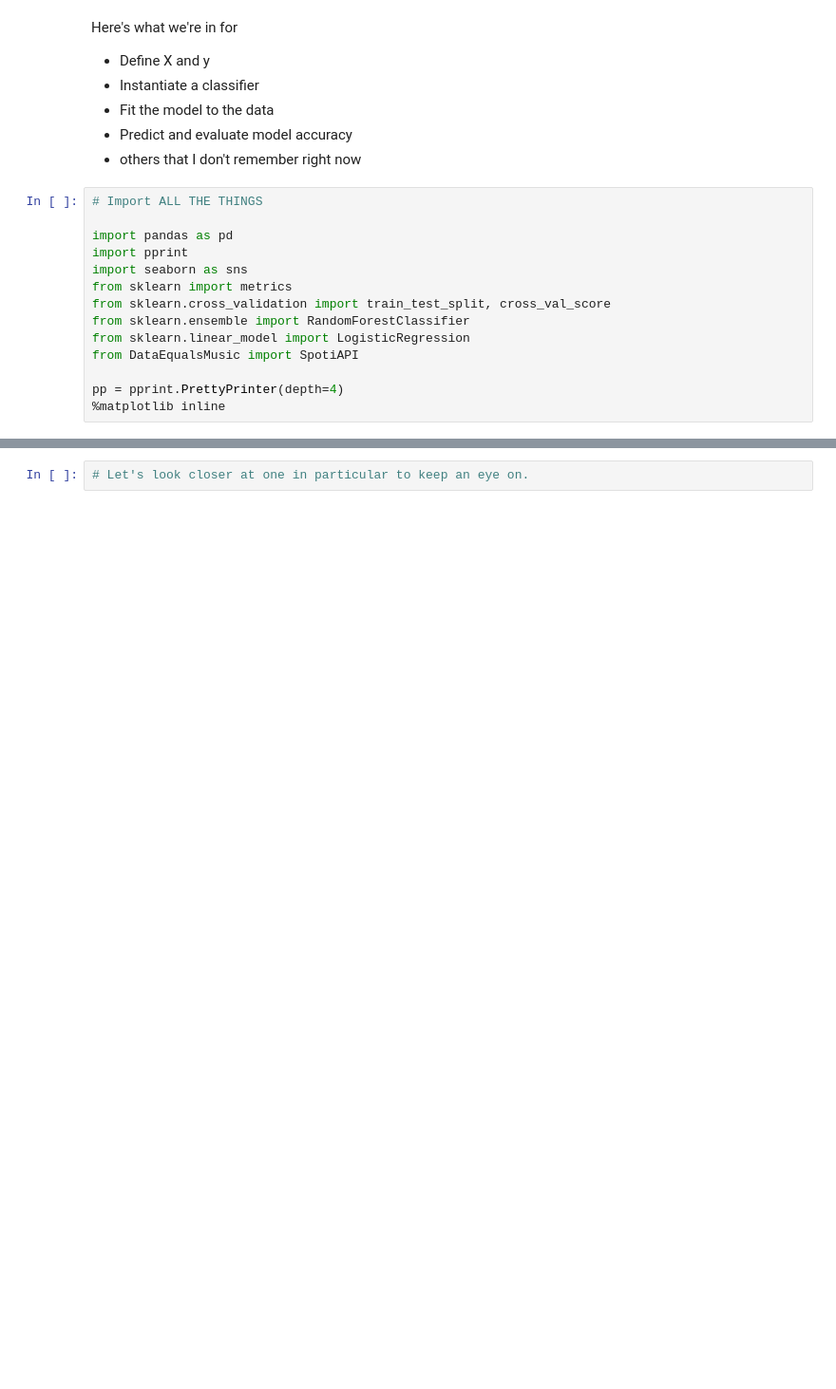
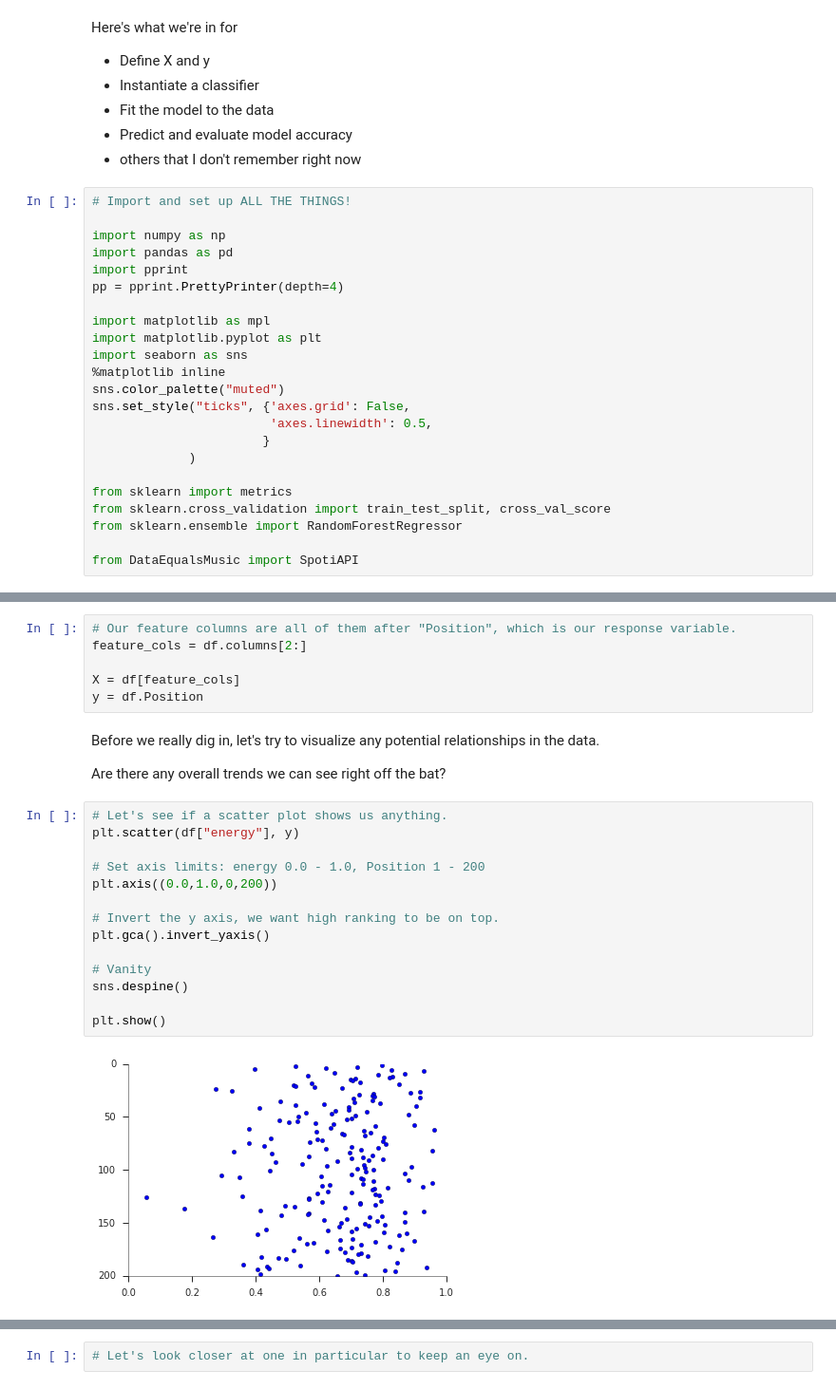
Before and after one commit to jav094/Data-Equals-Music, a Jupyter notebook: data_equals_music_analysis.ipynb, the cells around one changed output, grey strips where cells are left out. Shown at 95% size. Saved outputs shown, nothing was run; the diff lists cells and outputs as text; blank space fills up the shorter version.

Commit message:
Added energy level analysis.

```diff
--- a/data_equals_music_analysis.ipynb
+++ b/data_equals_music_analysis.ipynb
@@ -13,16 +13,25 @@ Here's what we're in for
 * Predict and evaluate model accuracy
 * others that I don't remember right now
 # %%
-# Import ALL THE THINGS
+# Import and set up ALL THE THINGS!
 
+import numpy as np
 import pandas as pd
 import pprint
+pp = pprint.PrettyPrinter(depth=4)
+
+import matplotlib as mpl
+import matplotlib.pyplot as plt
 import seaborn as sns
+%matplotlib inline
+sns.color_palette("muted")
+sns.set_style("ticks", {'axes.grid': False,
+                        'axes.linewidth': 0.5,
+                       }
+             )
+
 from sklearn import metrics
 from sklearn.cross_validation import train_test_split, cross_val_score
-from sklearn.ensemble import RandomForestClassifier
-from sklearn.linear_model import LogisticRegression
+from sklearn.ensemble import RandomForestRegressor
+
 from DataEqualsMusic import SpotiAPI
-
-pp = pprint.PrettyPrinter(depth=4)
-%matplotlib inline
@@ -48,0 +66,26 @@ df.shape
+# %%
+# Our feature columns are all of them after "Position", which is our response variable.
+feature_cols = df.columns[2:]
+
+X = df[feature_cols]
+y = df.Position
+# %% [markdown]
+Before we really dig in, let's try to visualize any potential relationships in the data.
+
+Are there any overall trends we can see right off the bat?
+# %%
+# Let's see if a scatter plot shows us anything.
+plt.scatter(df["energy"], y)
+
+# Set axis limits: energy 0.0 - 1.0, Position 1 - 200
+plt.axis((0.0,1.0,0,200))
+
+# Invert the y axis, we want high ranking to be on top.
+plt.gca().invert_yaxis()
+
+# Vanity
+sns.despine()
+
+plt.show()
+# %% [output]
+[figure, added]
```
Also changed, not shown: parts of 20 cells of this notebook.
